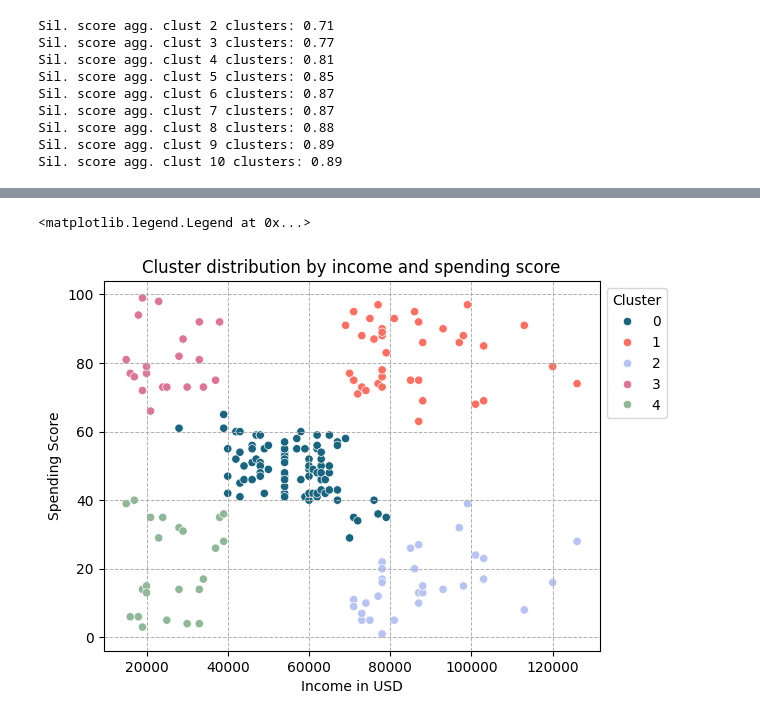
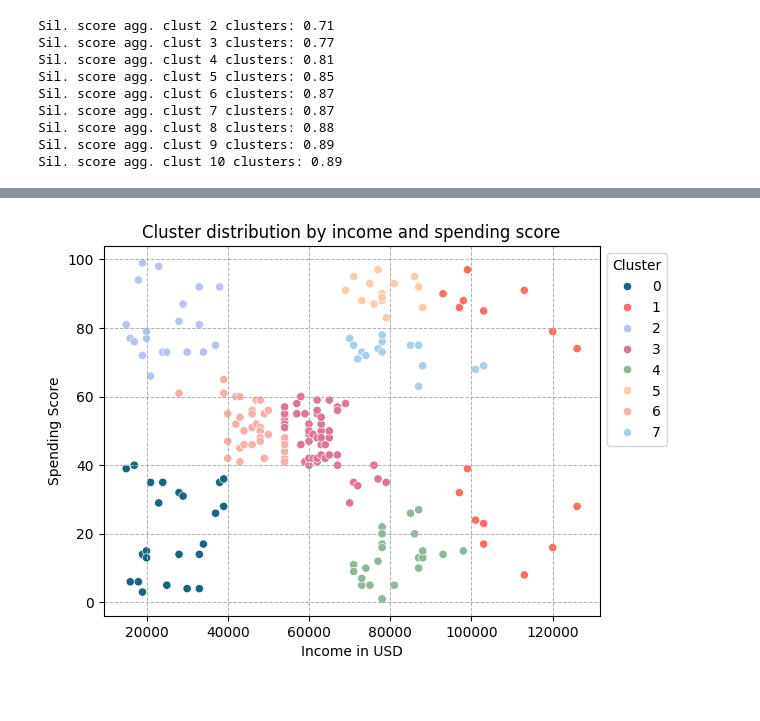
Before and after one commit to dalimvc/Clustering-and-Classification-Models, a Jupyter notebook: DS24-Clustering-b21dalmi.ipynb, the cells around one changed output, grey strips where cells are left out. Saved outputs shown, nothing was run; the diff lists cells and outputs as text; code cells hidden in the pictures.

```diff
--- a/DS24-Clustering-b21dalmi.ipynb
+++ b/DS24-Clustering-b21dalmi.ipynb
@@ -585,5 +594,6 @@ df_scaled = df_scaled.drop(['Cluster'], axis=1).copy()
 # %%
-agg_clust = AgglomerativeClustering(n_clusters=10, linkage='ward') #linkage is giving distance information, parameter ward means minimazes total warience between all clusters
+# applying AgglomerativeClustering with 8 clusters
+agg_clust = AgglomerativeClustering(n_clusters=8, linkage='ward') #linkage is giving distance information, parameter ward means minimazes total warience between all clusters
 labels = agg_clust.fit_predict(df_scaled)
 df['Cluster'] = labels
 df_scaled['Cluster'] = labels
@@ -590,11 +615,13 @@ df_scaled['Cluster'] = labels
 # %%
 #showing scatterplot that shows data points for each cluster in regards to income and spending data
-sns.scatterplot(x='Annual Income ($)', y='Spending Score (1-100)', data=df, hue='Cluster', palette=colors)
+colors_agg_clust = colors[:8]
+sns.scatterplot(x='Annual Income ($)', y='Spending Score (1-100)', data=df, hue='Cluster', palette=colors_agg_clust)
 plt.title('Cluster distribution by income and spending score')
 plt.xlabel('Income in USD')
 plt.ylabel('Spending Score')
 plt.grid(True, which='both', axis='both', linestyle='--', linewidth=0.7)
 plt.legend(title='Cluster', loc='upper left', bbox_to_anchor=(1, 1))
+
+plt.show()
 # %% [output]
-<matplotlib.legend.Legend at 0x...>
-[figure, old version]
+[figure, new version]
```
Also changed, not shown: parts of 13 cells of this notebook.
